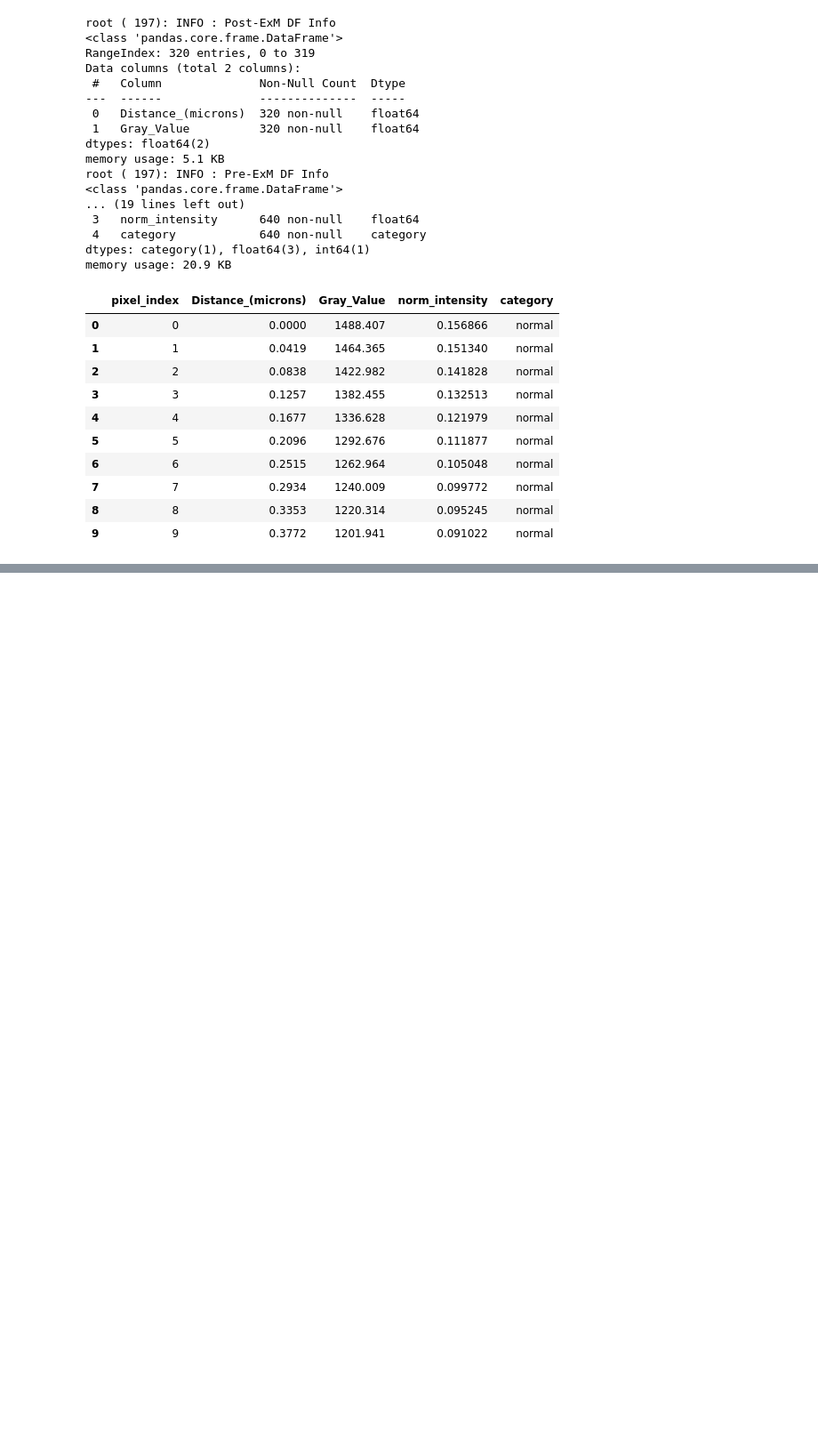
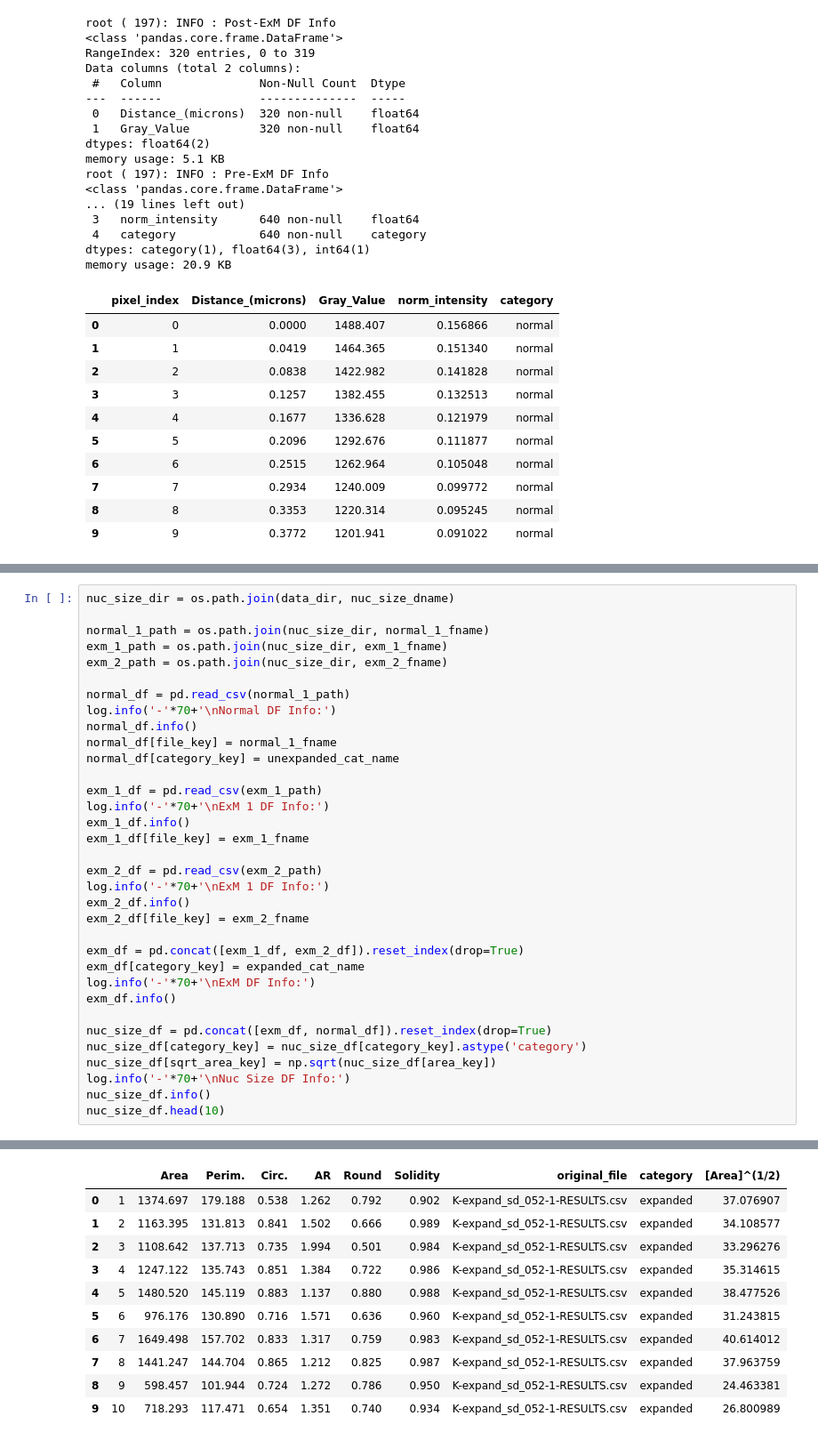
Before and after one commit to CorbanSwain/ExM-Demo-Figures, a Jupyter notebook: source/analysis.ipynb, the cells around one changed output, grey strips where cells are left out. Shown at 89% size. Cells and saved outputs as stored; diff of their text form; blank space fills up the shorter version.

```diff
--- a/source/analysis.ipynb
+++ b/source/analysis.ipynb
@@ -223,0 +257,35 @@ csutils.save_figures(directory=figure_dir)
+# %%
+nuc_size_dir = os.path.join(data_dir, nuc_size_dname)
+
+normal_1_path = os.path.join(nuc_size_dir, normal_1_fname)
+exm_1_path = os.path.join(nuc_size_dir, exm_1_fname)
+exm_2_path = os.path.join(nuc_size_dir, exm_2_fname)
+
+normal_df = pd.read_csv(normal_1_path)
+log.info('-'*70+'\nNormal DF Info:')
+normal_df.info()
+normal_df[file_key] = normal_1_fname
+normal_df[category_key] = unexpanded_cat_name
+
+exm_1_df = pd.read_csv(exm_1_path)
+log.info('-'*70+'\nExM 1 DF Info:')
+exm_1_df.info()
+exm_1_df[file_key] = exm_1_fname
+
+exm_2_df = pd.read_csv(exm_2_path)
+log.info('-'*70+'\nExM 1 DF Info:')
+exm_2_df.info()
+exm_2_df[file_key] = exm_2_fname
+
+exm_df = pd.concat([exm_1_df, exm_2_df]).reset_index(drop=True)
+exm_df[category_key] = expanded_cat_name
+log.info('-'*70+'\nExM DF Info:')
+exm_df.info()
+
+nuc_size_df = pd.concat([exm_df, normal_df]).reset_index(drop=True)
+nuc_size_df[category_key] = nuc_size_df[category_key].astype('category')
+nuc_size_df[sqrt_area_key] = np.sqrt(nuc_size_df[area_key])
+log.info('-'*70+'\nNuc Size DF Info:')
+nuc_size_df.info()
+nuc_size_df.head(10)
+# %% [output]
@@ -223,0 +309,11 @@ csutils.save_figures(directory=figure_dir)
+|  |  | Area | Perim. | Circ. | AR | Round | Solidity | original_file | category | [Area]^(1/2) |
+| 0 | 1 | 1374.697 | 179.188 | 0.538 | 1.262 | 0.792 | 0.902 | K-expand_sd_052-1-RESULTS.csv | expanded | 37.076907 |
+| 1 | 2 | 1163.395 | 131.813 | 0.841 | 1.502 | 0.666 | 0.989 | K-expand_sd_052-1-RESULTS.csv | expanded | 34.108577 |
+| 2 | 3 | 1108.642 | 137.713 | 0.735 | 1.994 | 0.501 | 0.984 | K-expand_sd_052-1-RESULTS.csv | expanded | 33.296276 |
+| 3 | 4 | 1247.122 | 135.743 | 0.851 | 1.384 | 0.722 | 0.986 | K-expand_sd_052-1-RESULTS.csv | expanded | 35.314615 |
+| 4 | 5 | 1480.520 | 145.119 | 0.883 | 1.137 | 0.880 | 0.988 | K-expand_sd_052-1-RESULTS.csv | expanded | 38.477526 |
+| 5 | 6 | 976.176 | 130.890 | 0.716 | 1.571 | 0.636 | 0.960 | K-expand_sd_052-1-RESULTS.csv | expanded | 31.243815 |
+| 6 | 7 | 1649.498 | 157.702 | 0.833 | 1.317 | 0.759 | 0.983 | K-expand_sd_052-1-RESULTS.csv | expanded | 40.614012 |
+| 7 | 8 | 1441.247 | 144.704 | 0.865 | 1.212 | 0.825 | 0.987 | K-expand_sd_052-1-RESULTS.csv | expanded | 37.963759 |
+| 8 | 9 | 598.457 | 101.944 | 0.724 | 1.272 | 0.786 | 0.950 | K-expand_sd_052-1-RESULTS.csv | expanded | 24.463381 |
+| 9 | 10 | 718.293 | 117.471 | 0.654 | 1.351 | 0.740 | 0.934 | K-expand_sd_052-1-RESULTS.csv | expanded | 26.800989 |
```
Also changed, not shown: parts of 6 cells of this notebook.
